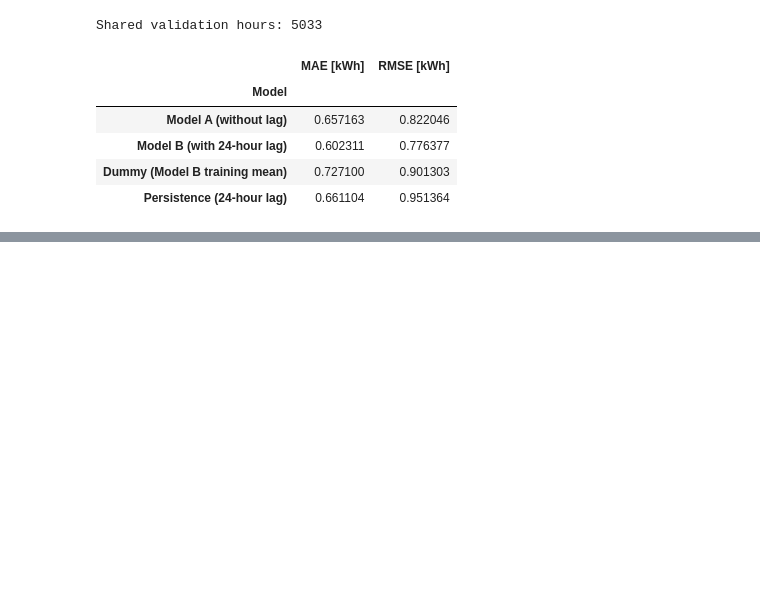
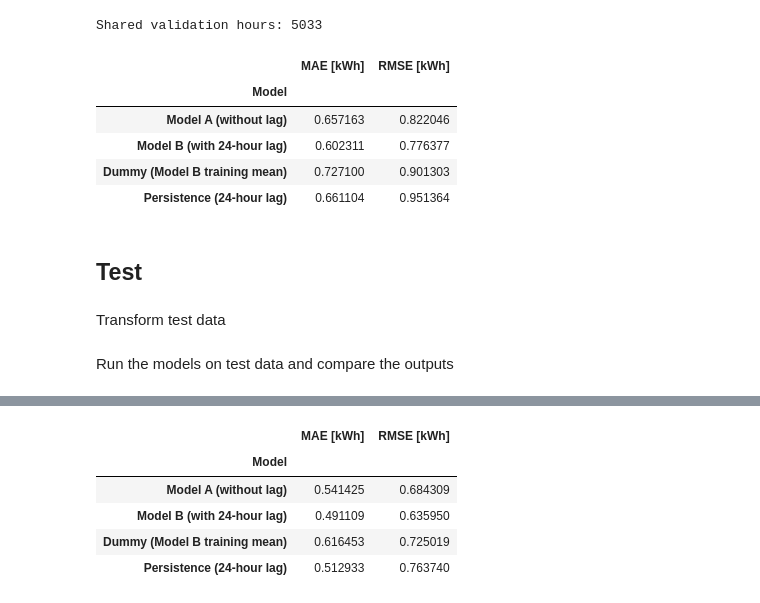
Before and after one commit to angiee99/Household-Power-Consumption-Prediction, a Jupyter notebook: project.ipynb, the cells around one changed output, grey strips where cells are left out. Cells and saved outputs as stored; diff of their text form; code cells hidden in the pictures; blank space fills up the shorter version.

```diff
--- a/project.ipynb
+++ b/project.ipynb
@@ -801,3 +778,7 @@ Shared validation hours: 5033
 | Model B (with 24-hour lag) | 0.602311 | 0.776377 |
 | Dummy (Model B training mean) | 0.727100 | 0.901303 |
 | Persistence (24-hour lag) | 0.661104 | 0.951364 |
+# %% [markdown]
+## Test
+# %% [markdown]
+Transform test data
@@ -803,0 +811,34 @@ Shared validation hours: 5033
+# %% [markdown]
+Run the models on test data and compare the outputs
+# %%
+
+# Targets were not standardized. Predictions and raw lag stay in kWh.
+test_predictions = {
+    "Model A (without lag)": model_A.predict(z_test_A),
+    "Model B (with 24-hour lag)": model_B.predict(z_test_B),
+    "Dummy (Model B training mean)": dummy_B.predict(z_test_B),
+    "Persistence (24-hour lag)": comparison_test_B[lag].to_numpy(),
+}
+test_comparison = pd.DataFrame.from_dict(
+    {name: scores(y_test_comparison, prediction)
+     for name, prediction in test_predictions.items()},
+    orient="index",
+).rename_axis("Model")
+print("Shared test hours:", len(common_test_index))
+print("Test period:", comparison_test_B["time"].min(),
+      "to", comparison_test_B["time"].max())
+display(test_comparison)
+
+# Keep actual values and predictions aligned for later plots/error analysis.
+test_predictions_df = pd.DataFrame(
+    {"time": comparison_test_B["time"], "Actual [kWh]": y_test_comparison,
+     **test_predictions},
+    index=common_test_index,
+)
+
+# Verify test transformation left the fitted scalers unchanged.
+for scaler, snapshot in [(scaler_A, scaler_A_snapshot), (scaler_B, scaler_B_snapshot)]:
+    np.testing.assert_array_equal(scaler.mean_, snapshot[0])
+    np.testing.assert_array_equal(scaler.scale_, snapshot[1])
+    assert int(scaler.n_samples_seen_) == snapshot[2]
+# %% [output]
@@ -803,0 +847,6 @@ Shared validation hours: 5033
+|  | MAE [kWh] | RMSE [kWh] |
+| Model |  |  |
+| Model A (without lag) | 0.541425 | 0.684309 |
+| Model B (with 24-hour lag) | 0.491109 | 0.635950 |
+| Dummy (Model B training mean) | 0.616453 | 0.725019 |
+| Persistence (24-hour lag) | 0.512933 | 0.763740 |
```
Also changed, not shown: parts of 8 cells of this notebook.
